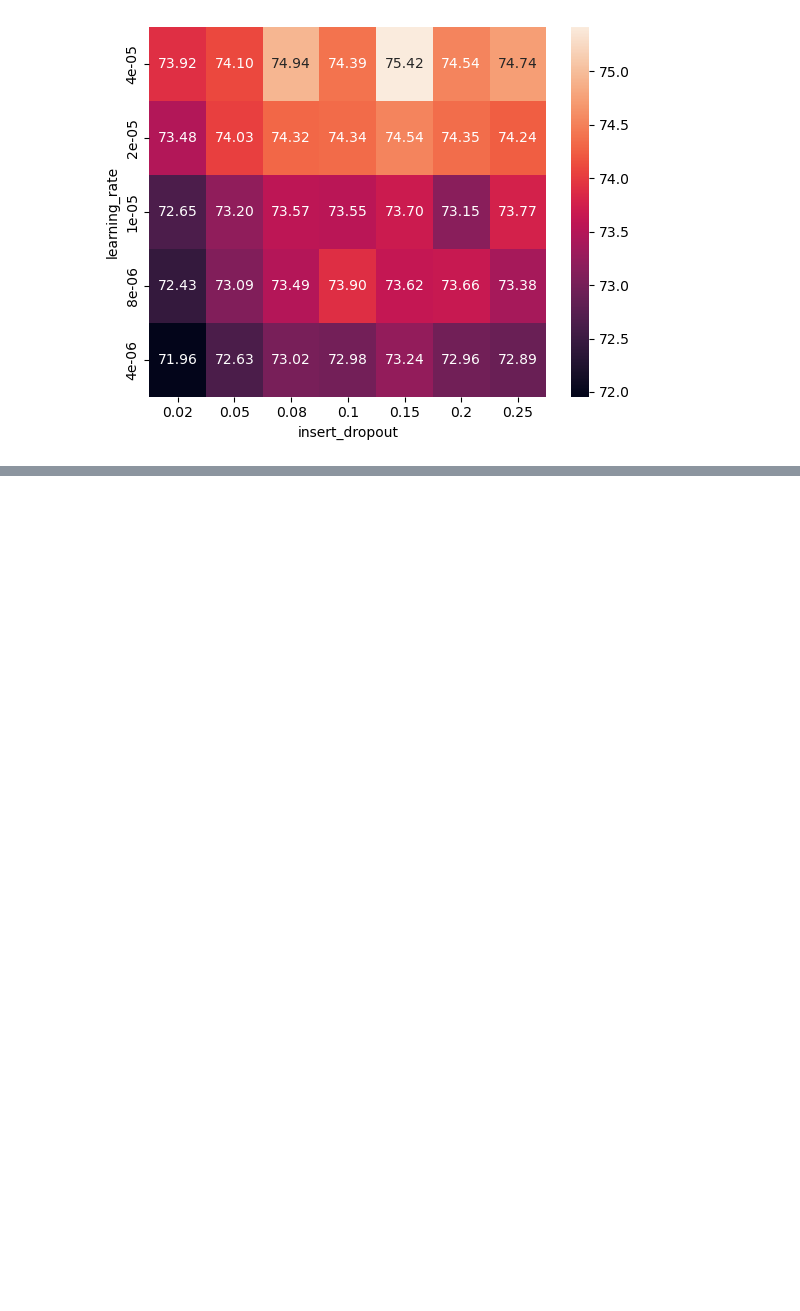
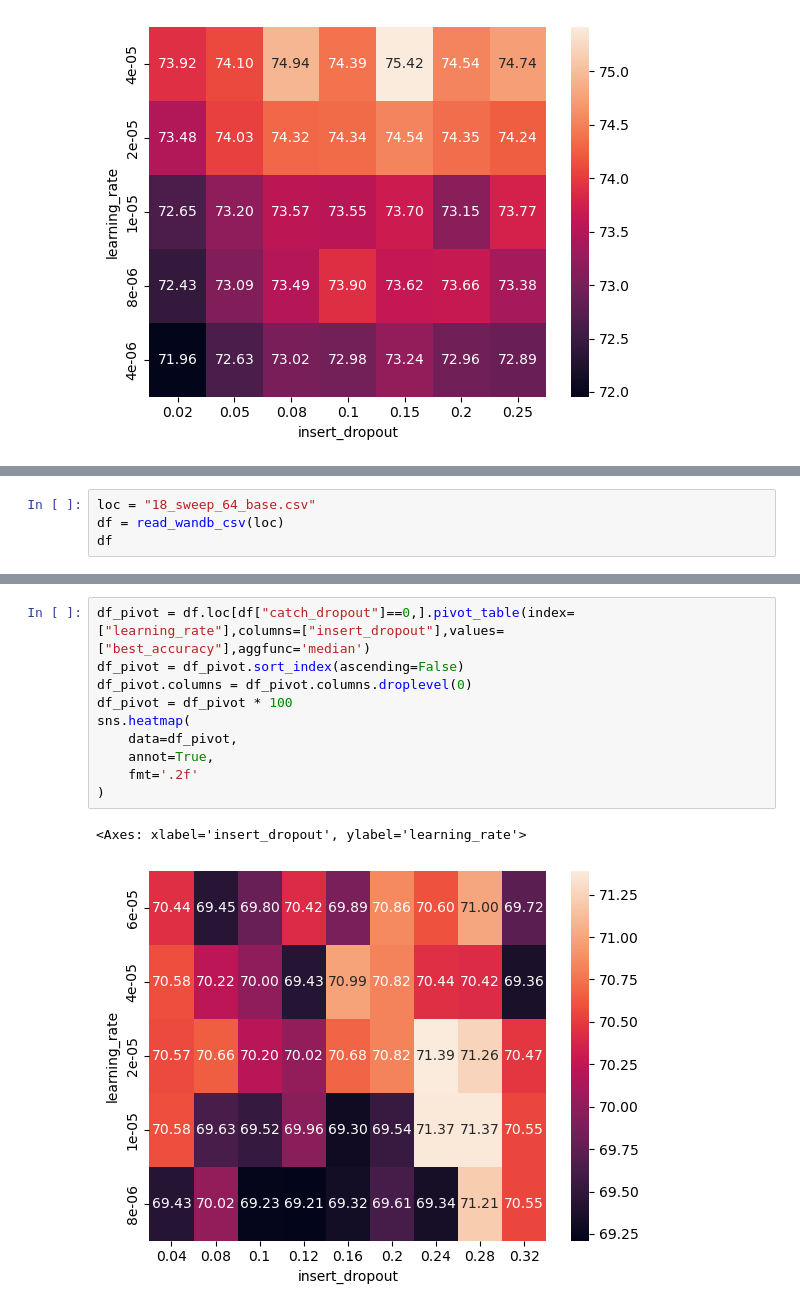
Before and after one commit to Ricu/fantastic-umbrella, a Jupyter notebook: notebooks/visualizing_wandb_data.ipynb, the cells around one changed output, grey strips where cells are left out. Saved outputs shown, nothing was run; the diff lists cells and outputs as text; blank space fills up the shorter version.

```diff
--- a/notebooks/visualizing_wandb_data.ipynb
+++ b/notebooks/visualizing_wandb_data.ipynb
@@ -71,0 +43,4 @@ sns.heatmap(
+# %%
+loc = "18_sweep_64_base.csv"
+df = read_wandb_csv(loc)
+df
@@ -71,0 +61,13 @@ sns.heatmap(
+# %%
+df_pivot = df.loc[df["catch_dropout"]==0,].pivot_table(index=["learning_rate"],columns=["insert_dropout"],values=["best_accuracy"],aggfunc='median')
+df_pivot = df_pivot.sort_index(ascending=False)
+df_pivot.columns = df_pivot.columns.droplevel(0)
+df_pivot = df_pivot * 100
+sns.heatmap(
+    data=df_pivot,
+    annot=True,
+    fmt='.2f'
+)
+# %% [output]
+<Axes: xlabel='insert_dropout', ylabel='learning_rate'>
+[figure, added]
```
Also changed, not shown: parts of 8 cells of this notebook, 1 other file.
